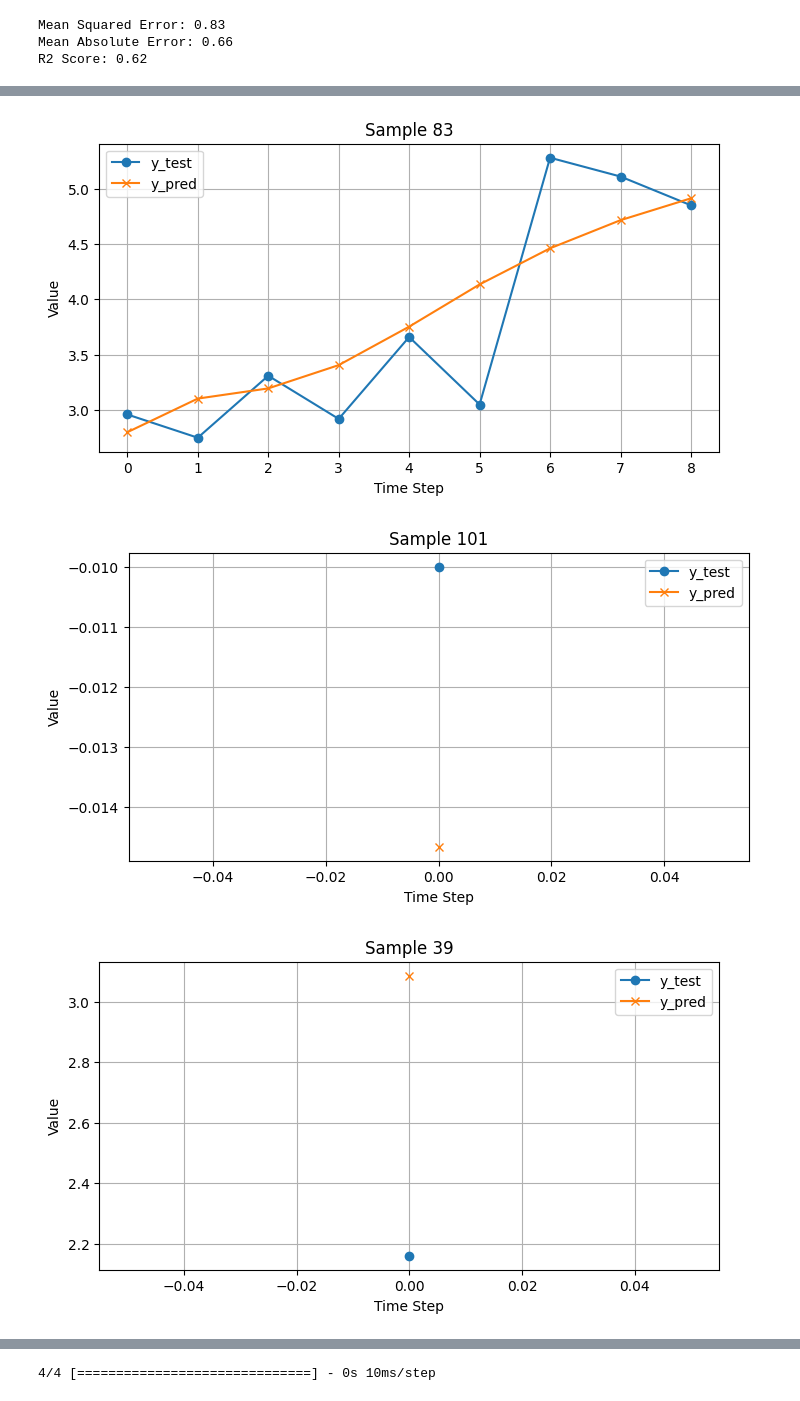
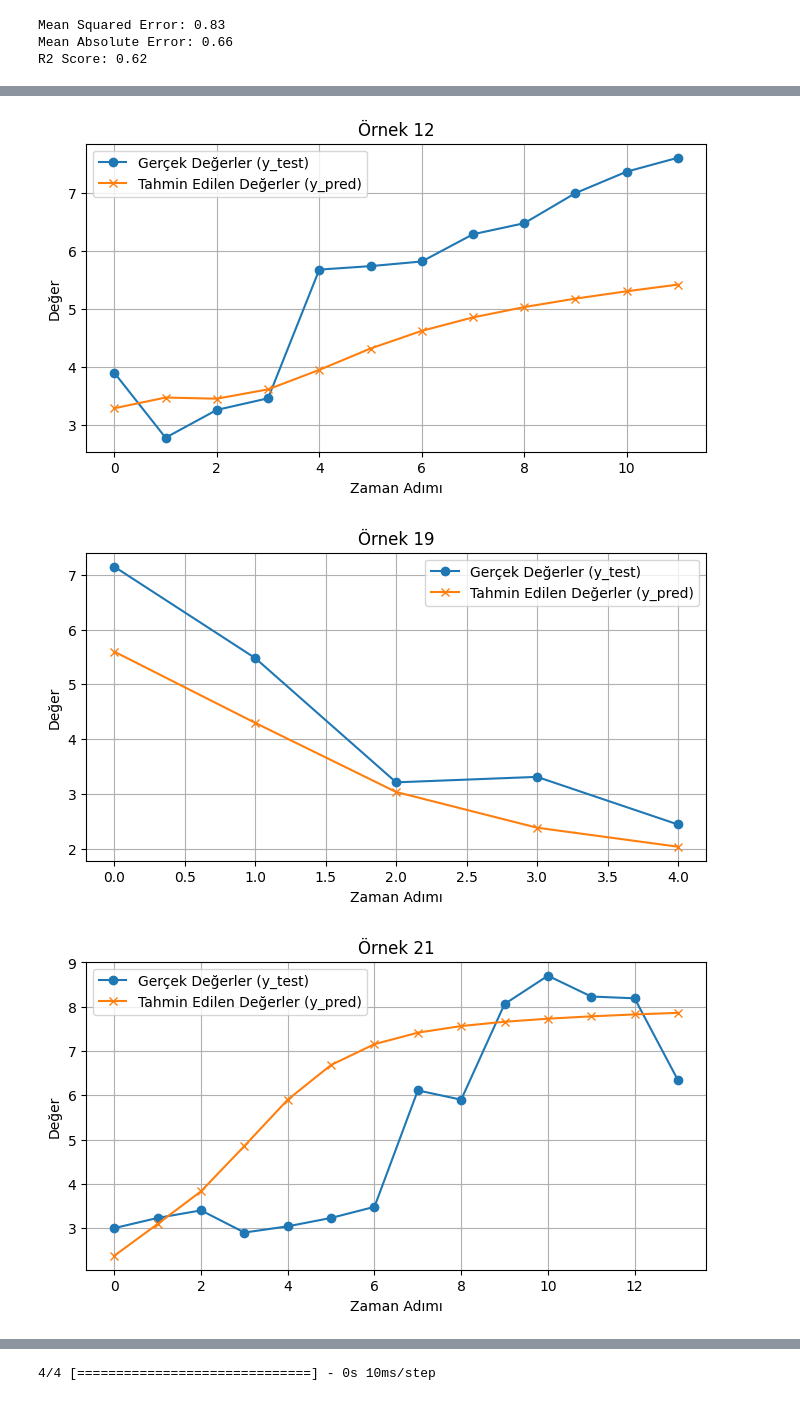
Before and after one commit to ofakduman/Acme-Hired-Web-App, a Jupyter notebook: lstm_forecasting_v3_encoder_decoder_filtered.ipynb, the cells around one changed output, grey strips where cells are left out. Saved outputs shown, nothing was run; the diff lists cells and outputs as text; code cells hidden in the pictures.

```diff
--- a/lstm_forecasting_v3_encoder_decoder_filtered.ipynb
+++ b/lstm_forecasting_v3_encoder_decoder_filtered.ipynb
@@ -827,21 +831,19 @@ R2 Score: 0.62
 # %%
 import matplotlib.pyplot as plt
-import random
 
-selected_indices = random.sample(range(len(y_test)), 70)
+for index in range(len(y_test)):
+    if len(y_test[index]) > 3:
+        plt.figure(figsize=(8, 4))  # Grafik boyutu
+        plt.plot(y_test[index], marker='o', label='Gerçek Değerler (y_test)')
 
-for index in selected_indices:
-    plt.figure(figsize=(8, 4))  # Grafik boyutu
-    plt.plot(y_test[index], marker='o', label='y_test')
+        # y_pred verisini y_test verisinin uzunluğuna göre ayarla
+        y_pred_trimmed = y_pred[index][:len(y_test[index])]
+        plt.plot(y_pred_trimmed, marker='x', label='Tahmin Edilen Değerler (y_pred)')
 
-    # y_pred verisini y_test verisinin uzunluğu
-    y_pred_trimmed = y_pred[index][:len(y_test[index])]
-    plt.plot(y_pred_trimmed, marker='x', label='y_pred')
-
-    plt.xlabel('Time Step')
-    plt.ylabel('Value')
-    plt.legend()
-    plt.grid(True)
-    plt.title(f'Sample {index + 1}')
-    plt.show()
+        plt.xlabel('Zaman Adımı')
+        plt.ylabel('Değer')
+        plt.legend()
+        plt.grid(True)
+        plt.title(f'Örnek {index + 1}')
+        plt.show()
 # %% [output]
@@ -849,3 +851,3 @@ for index in selected_indices:
-[figure, old version]
+[figure, new version]
-[figure, old version]
+[figure, new version]
-[figure, old version]
+[figure, new version]
```
Also changed, not shown: parts of 2 cells of this notebook.
